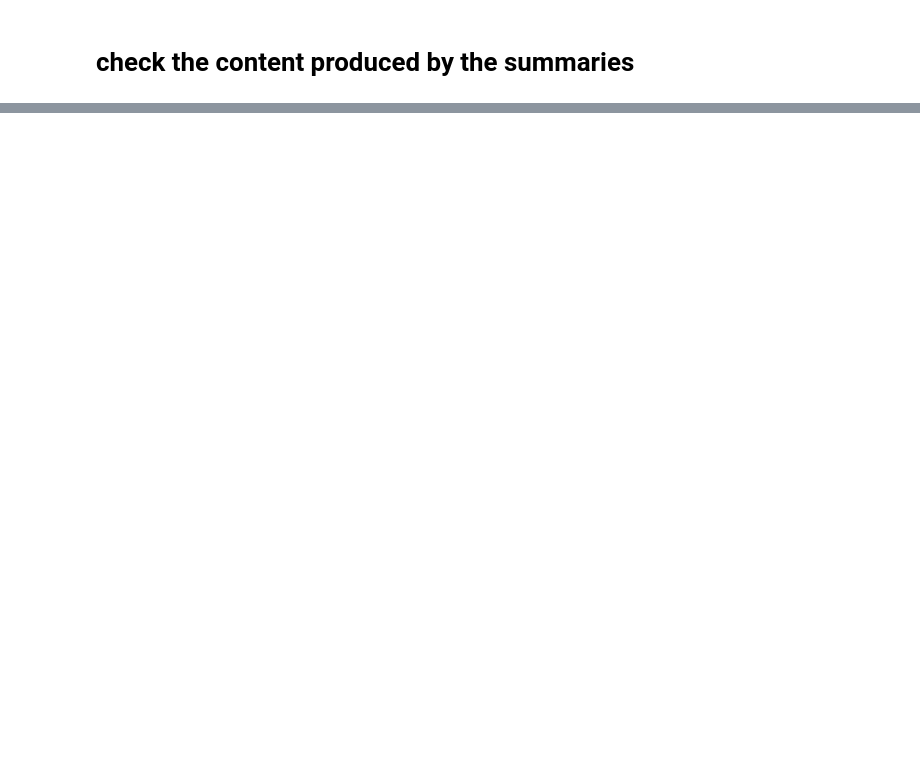
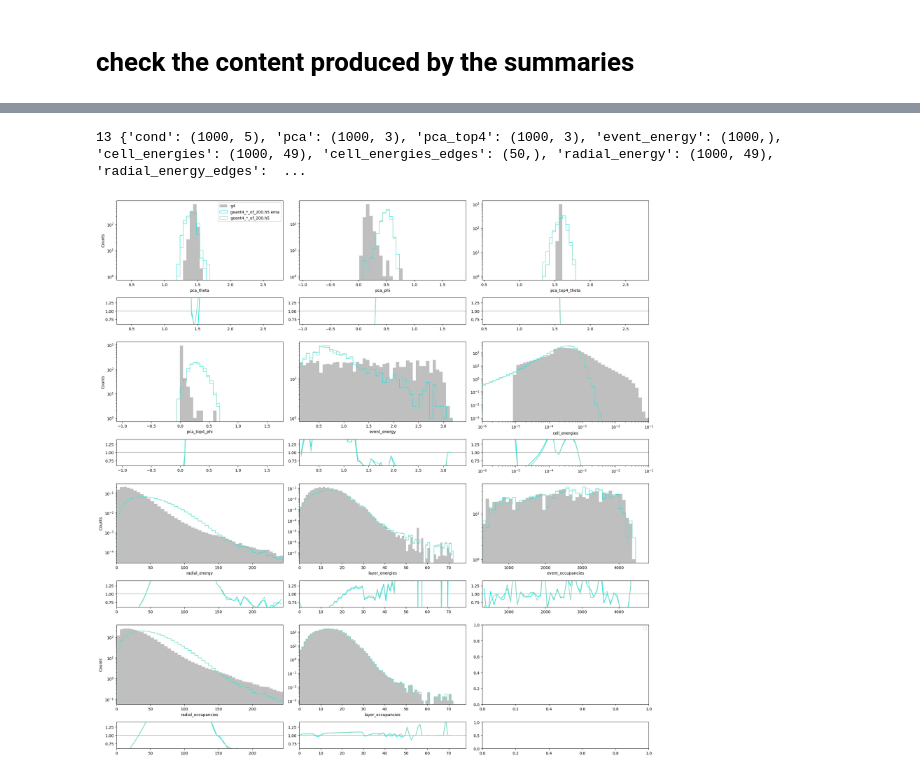
Before and after one commit to HenryDayHall/CaloCloudi, a Jupyter notebook: scripts/check_summary.ipynb, the cells around one changed output, grey strips where cells are left out. Saved outputs shown, nothing was run; the diff lists cells and outputs as text; code cells hidden in the pictures; blank space fills up the shorter version.

```diff
--- a/scripts/check_summary.ipynb
+++ b/scripts/check_summary.ipynb
@@ -39,8 +45,9 @@ example_events.plot_example_events(
 # %%
 ref_path = "/data/dust/user/dayhallh/data/CaloClouds_diffusion/precalculated_reference/geant4_/pretest_Total1000_NoPick.npz"
-sample_path = model_path.replace(".pt", "_summary.npz")
+sample_paths = [model_path.replace(".pt", "_summary.npz") for model_path in model_paths]
 
 ref = np.load(ref_path)
-sample_path = np.load(sample_path)
 # first dimension is events
 print(len(ref.keys()), {key:ref[key].shape for key in list(ref.keys())})
+# %% [output]
+13 {'cond': (1000, 5), 'pca': (1000, 3), 'pca_top4': (1000, 3), 'event_energy': (1000,), 'cell_energies': (1000, 49), 'cell_energies_edges': (50,), 'radial_energy': (1000, 49), 'radial_energy_edges':  ...
@@ -132,0 +104,38 @@ plt.legend()
+# %%
+a_ref = augment_with_angles(ref)
+
+
+# collect the keys to plot (skip cond and any *_edges keys)
+plot_keys = [
+    key
+    for key in a_ref.keys()
+    if key != "cond" and not key.endswith("_edges")
+]
+
+
+x_labels = plot_keys
+ref_heights = []
+binnings = []
+for key in plot_keys:
+    heights, edges = bin_heights_and_edges(a_ref, key)
+    ref_heights.append(heights)
+    binnings.append(edges)
+
+logx = [x_label == "cell_energies" for x_label in x_labels]
+logy = True
+
+ratio_plots = plotting.RatioPlots(x_labels, ref_heights, binnings, logx=logx, logy=logy)
+
+
+for i, sample_path in enumerate(sample_paths):
+    sample = np.load(sample_path)
+
+    a_sample = augment_with_angles(sample)
+
+    sample_heights = [bin_heights_and_edges(a_sample, key)[0] for key in plot_keys]
+    ratio_plots.add_comparison(sample_heights, label=infos[i], colour=plotting.nice_hex[0][i])
+
+ratio_plots.axes[0,0].legend()
+ratio_plots.finalise()
+# %% [output]
+[figure, added]
```
Also changed, not shown: parts of 7 cells of this notebook, 5 other files.
